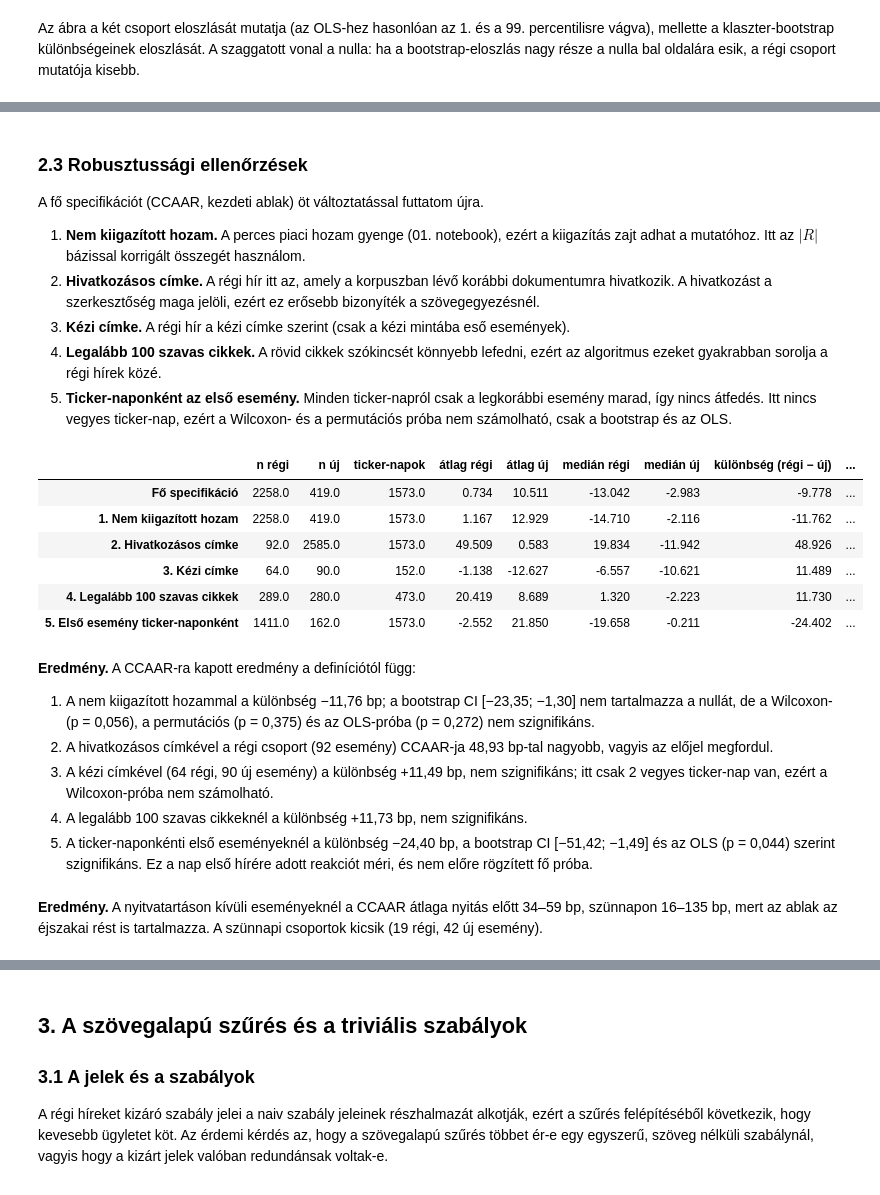
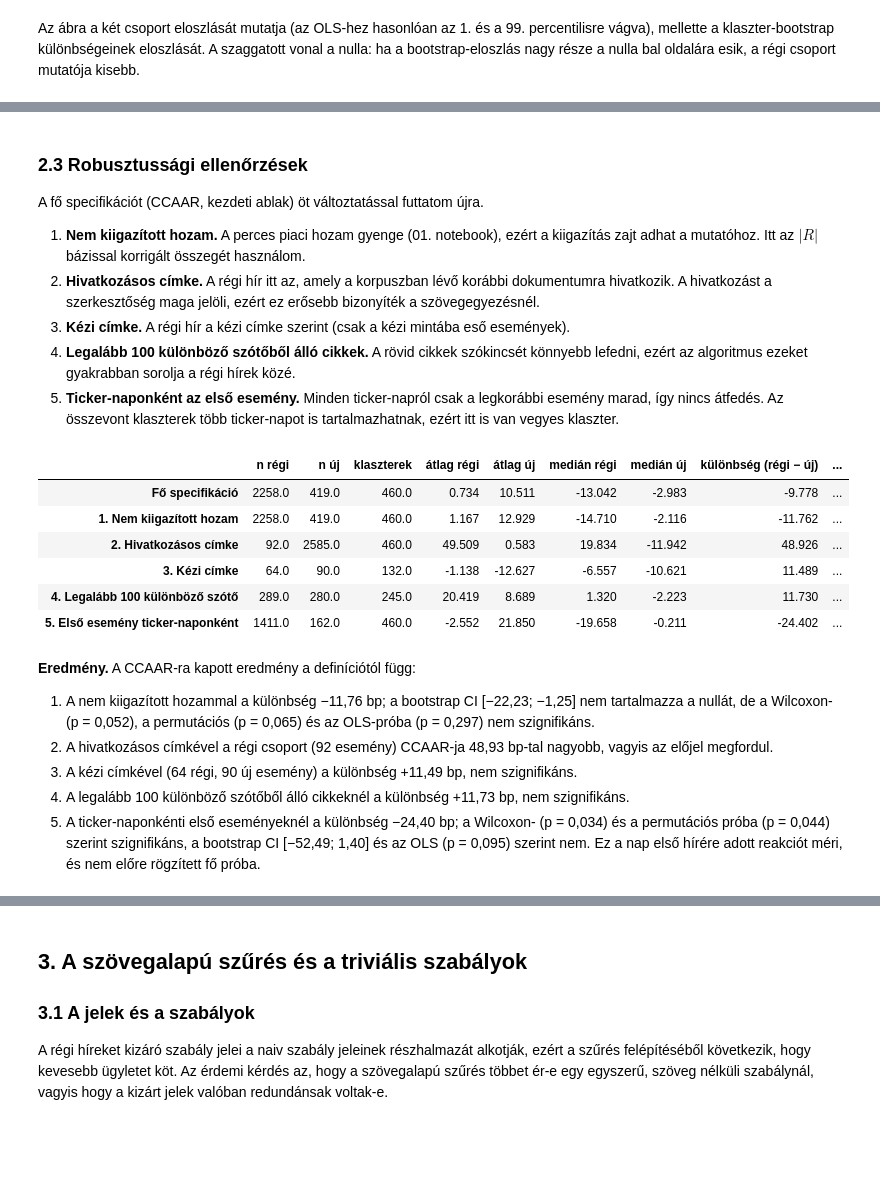
Before and after one commit to Tamacsa/BGE-Szakdolgozat, a Jupyter notebook: 04_h1b_rq2_szakdolgozat.ipynb, the cells around one changed output, grey strips where cells are left out. Saved outputs shown, nothing was run; the diff lists cells and outputs as text; code cells hidden in the pictures; blank space fills up the shorter version.

```diff
--- a/04_h1b_rq2_szakdolgozat.ipynb
+++ b/04_h1b_rq2_szakdolgozat.ipynb
@@ -116,13 +117,35 @@ print(f"{len(es)} esemény, {es.klaszter.nunique()} ticker-nap, ebből kézi cí
 A BÉT-közleményeket kihagyom, mert azok mind újak és más természetűek; így a régi és az új csoport ugyanabból a forrásból (Portfolio, Telex) áll. A nyitvatartáson kívül megjelent cikkeket azért hagyom ki, mert az ablakuk a következő nyitással kezdődik és tartalmazza az éjszakai rést, ami nem rendelhető egyetlen hírhez. A bázis nélküli eseményeket (az első 21 kereskedési nap) is kihagyom.
 # %%
 fo = es[(es.t0_tipus == "nyitvatartas") & (es.forras != "bet") & es.ccaar_kezdeti.notna()].copy()
+fo["ticker_nap"] = fo.klaszter
+
+# a közös cikkel összekötött ticker-napok összevonása (összefüggő komponensek)
+szulo = {k: k for k in fo.ticker_nap.unique()}
+
+
+def gyoker(x):
+    while szulo[x] != x:
+        szulo[x] = szulo[szulo[x]]
+        x = szulo[x]
+    return x
+
+
+for napok_ in fo.groupby("doc_id").ticker_nap.unique():
+    for k in napok_[1:]:
+        szulo[gyoker(k)] = gyoker(napok_[0])
+fo["klaszter"] = fo.ticker_nap.map(gyoker)
+fo["tobbceges"] = fo.doc_id.map(fo.groupby("doc_id").ticker.nunique()) > 1
+
 
 vegyes = fo.groupby("klaszter").regi.nunique() == 2
 klaszter_meret = fo.groupby("klaszter").size()
 print(f"Fő minta: {len(fo)} esemény ({fo.regi.sum()} régi, {(fo.regi == 0).sum()} új), "
-      f"{fo.klaszter.nunique()} ticker-napon; a régi arány {fo.regi.mean():.1%}")
-print(f"Régi és új eseményt is tartalmazó (vegyes) ticker-napok: {vegyes.sum()}")
-print(f"Átlagosan {klaszter_meret.mean():.2f} esemény jut egy ticker-napra, a legtöbb {klaszter_meret.max()}")
+      f"{fo.ticker_nap.nunique()} ticker-napon; a régi arány {fo.regi.mean():.1%}")
+print(f"Összevont klaszterek: {fo.klaszter.nunique()}")
+print(f"Régi és új eseményt is tartalmazó (vegyes) klaszterek: {vegyes.sum()}")
+print(f"Átlagosan {klaszter_meret.mean():.2f} esemény jut egy klaszterre, a legtöbb {klaszter_meret.max()}")
+print(f"Többcégű cikkből származó esemény: {fo.tobbceges.sum()} ({fo.tobbceges.mean():.1%}); "
+      f"régi arány a többcégű cikkeknél {fo[fo.tobbceges].regi.mean():.1%}, az egycégűeknél {fo[~fo.tobbceges].regi.mean():.1%}")
 display(pd.crosstab(fo.ticker, fo.regi.map({0: "új", 1: "régi"}), margins=True, rownames=["ticker"], colnames=[""]))
 # %% [output]
 Fő minta: 2677 esemény (2258 régi, 419 új), 1573 ticker-napon; a régi arány 84.3%
@@ -227,12 +252,12 @@ def h1b_tesztek(adat, oszlop, regi_oszlop="regi"):
     (ci_also, ci_felso), _ = klaszter_bootstrap(adat, oszlop)
     beta, se, p_ols = klaszter_ols(adat, oszlop)
     return {
-        "n régi": len(regi), "n új": len(uj), "ticker-napok": adat.klaszter.nunique(),
+        "n régi": len(regi), "n új": len(uj), "klaszterek": adat.klaszter.nunique(),
         "átlag régi": regi.mean(), "átlag új": uj.mean(),
         "medián régi": regi.median(), "medián új": uj.median(),
         "különbség (régi − új)": regi.mean() - uj.mean(),
         "bootstrap CI alsó": ci_also, "bootstrap CI felső": ci_felso,
-        "vegyes ticker-napok": parok,
+        "vegyes klaszterek": parok,
         "p Wilcoxon (párok)": p_wilcoxon,
         "p permutáció": permutacios_proba(adat, oszlop),
         "OLS β (régi)": beta, "OLS SE": se, "p OLS": p_ols,
@@ -317,35 +342,33 @@ A fő specifikációt (CCAAR, kezdeti ablak) öt változtatással futtatom újra
 1. **Nem kiigazított hozam.** A perces piaci hozam gyenge (01. notebook), ezért a kiigazítás zajt adhat a mutatóhoz. Itt az $\lvert R\rvert$ bázissal korrigált összegét használom.
 2. **Hivatkozásos címke.** A régi hír itt az, amely a korpuszban lévő korábbi dokumentumra hivatkozik. A hivatkozást a szerkesztőség maga jelöli, ezért ez erősebb bizonyíték a szövegegyezésnél.
 3. **Kézi címke.** A régi hír a kézi címke szerint (csak a kézi mintába eső események).
-4. **Legalább 100 szavas cikkek.** A rövid cikkek szókincsét könnyebb lefedni, ezért az algoritmus ezeket gyakrabban sorolja a régi hírek közé.
-5. **Ticker-naponként az első esemény.** Minden ticker-napról csak a legkorábbi esemény marad, így nincs átfedés. Itt nincs vegyes ticker-nap, ezért a Wilcoxon- és a permutációs próba nem számolható, csak a bootstrap és az OLS.
+4. **Legalább 100 különböző szótőből álló cikkek.** A rövid cikkek szókincsét könnyebb lefedni, ezért az algoritmus ezeket gyakrabban sorolja a régi hírek közé.
+5. **Ticker-naponként az első esemény.** Minden ticker-napról csak a legkorábbi esemény marad, így nincs átfedés. Az összevont klaszterek több ticker-napot is tartalmazhatnak, ezért itt is van vegyes klaszter.
 # %%
-elso = fo.sort_values("t0_utc", kind="stable").groupby("klaszter").head(1)
+elso = fo.sort_values("t0_utc", kind="stable").groupby("ticker_nap").head(1)
 robusztus = {
     "Fő specifikáció": h1b_tesztek(fo, "ccaar_kezdeti"),
     "1. Nem kiigazított hozam": h1b_tesztek(fo, "ccaar_nyers_kezdeti"),
     "2. Hivatkozásos címke": h1b_tesztek(fo, "ccaar_kezdeti", regi_oszlop="hivatkozik"),
     "3. Kézi címke": h1b_tesztek(fo[fo.kezi_regi.notna()], "ccaar_kezdeti", regi_oszlop="kezi_regi"),
-    "4. Legalább 100 szavas cikkek": h1b_tesztek(fo[fo.szoveg_db >= 100], "ccaar_kezdeti"),
+    "4. Legalább 100 különböző szótő": h1b_tesztek(fo[fo.szoveg_db >= 100], "ccaar_kezdeti"),
     "5. Első esemény ticker-naponként": h1b_tesztek(elso, "ccaar_kezdeti"),
 }
 h1b_robusztus = pd.DataFrame(robusztus).T.drop(columns=["OLS SE"])
 display(h1b_robusztus.round(3))
 # %% [output]
-|  | n régi | n új | ticker-napok | átlag régi | átlag új | medián régi | medián új | különbség (régi − új) | ... |
-| Fő specifikáció | 2258.0 | 419.0 | 1573.0 | 0.734 | 10.511 | -13.042 | -2.983 | -9.778 | ... |
-| 1. Nem kiigazított hozam | 2258.0 | 419.0 | 1573.0 | 1.167 | 12.929 | -14.710 | -2.116 | -11.762 | ... |
-| 2. Hivatkozásos címke | 92.0 | 2585.0 | 1573.0 | 49.509 | 0.583 | 19.834 | -11.942 | 48.926 | ... |
-| 3. Kézi címke | 64.0 | 90.0 | 152.0 | -1.138 | -12.627 | -6.557 | -10.621 | 11.489 | ... |
-| 4. Legalább 100 szavas cikkek | 289.0 | 280.0 | 473.0 | 20.419 | 8.689 | 1.320 | -2.223 | 11.730 | ... |
-| 5. Első esemény ticker-naponként | 1411.0 | 162.0 | 1573.0 | -2.552 | 21.850 | -19.658 | -0.211 | -24.402 | ... |
+|  | n régi | n új | klaszterek | átlag régi | átlag új | medián régi | medián új | különbség (régi − új) | ... |
+| Fő specifikáció | 2258.0 | 419.0 | 460.0 | 0.734 | 10.511 | -13.042 | -2.983 | -9.778 | ... |
+| 1. Nem kiigazított hozam | 2258.0 | 419.0 | 460.0 | 1.167 | 12.929 | -14.710 | -2.116 | -11.762 | ... |
+| 2. Hivatkozásos címke | 92.0 | 2585.0 | 460.0 | 49.509 | 0.583 | 19.834 | -11.942 | 48.926 | ... |
+| 3. Kézi címke | 64.0 | 90.0 | 132.0 | -1.138 | -12.627 | -6.557 | -10.621 | 11.489 | ... |
+| 4. Legalább 100 különböző szótő | 289.0 | 280.0 | 245.0 | 20.419 | 8.689 | 1.320 | -2.223 | 11.730 | ... |
+| 5. Első esemény ticker-naponként | 1411.0 | 162.0 | 460.0 | -2.552 | 21.850 | -19.658 | -0.211 | -24.402 | ... |
 # %% [markdown]
 **Eredmény.** A CCAAR-ra kapott eredmény a definíciótól függ:
 
-1. A nem kiigazított hozammal a különbség −11,76 bp; a bootstrap CI [−23,35; −1,30] nem tartalmazza a nullát, de a Wilcoxon- (p = 0,056), a permutációs (p = 0,375) és az OLS-próba (p = 0,272) nem szignifikáns.
+1. A nem kiigazított hozammal a különbség −11,76 bp; a bootstrap CI [−22,23; −1,25] nem tartalmazza a nullát, de a Wilcoxon- (p = 0,052), a permutációs (p = 0,065) és az OLS-próba (p = 0,297) nem szignifikáns.
 2. A hivatkozásos címkével a régi csoport (92 esemény) CCAAR-ja 48,93 bp-tal nagyobb, vagyis az előjel megfordul.
-3. A kézi címkével (64 régi, 90 új esemény) a különbség +11,49 bp, nem szignifikáns; itt csak 2 vegyes ticker-nap van, ezért a Wilcoxon-próba nem számolható.
-4. A legalább 100 szavas cikkeknél a különbség +11,73 bp, nem szignifikáns.
-5. A ticker-naponkénti első eseményeknél a különbség −24,40 bp, a bootstrap CI [−51,42; −1,49] és az OLS (p = 0,044) szerint szignifikáns. Ez a nap első hírére adott reakciót méri, és nem előre rögzített fő próba.
+3. A kézi címkével (64 régi, 90 új esemény) a különbség +11,49 bp, nem szignifikáns.
+4. A legalább 100 különböző szótőből álló cikkeknél a különbség +11,73 bp, nem szignifikáns.
+5. A ticker-naponkénti első eseményeknél a különbség −24,40 bp; a Wilcoxon- (p = 0,034) és a permutációs próba (p = 0,044) szerint szignifikáns, a bootstrap CI [−52,49; 1,40] és az OLS (p = 0,095) szerint nem. Ez a nap első hírére adott reakciót méri, és nem előre rögzített fő próba.
-# %% [markdown]
-**Eredmény.** A nyitvatartáson kívüli eseményeknél a CCAAR átlaga nyitás előtt 34–59 bp, szünnapon 16–135 bp, mert az ablak az éjszakai rést is tartalmazza. A szünnapi csoportok kicsik (19 régi, 42 új esemény).
```
Also changed, not shown: parts of 11 cells of this notebook.
